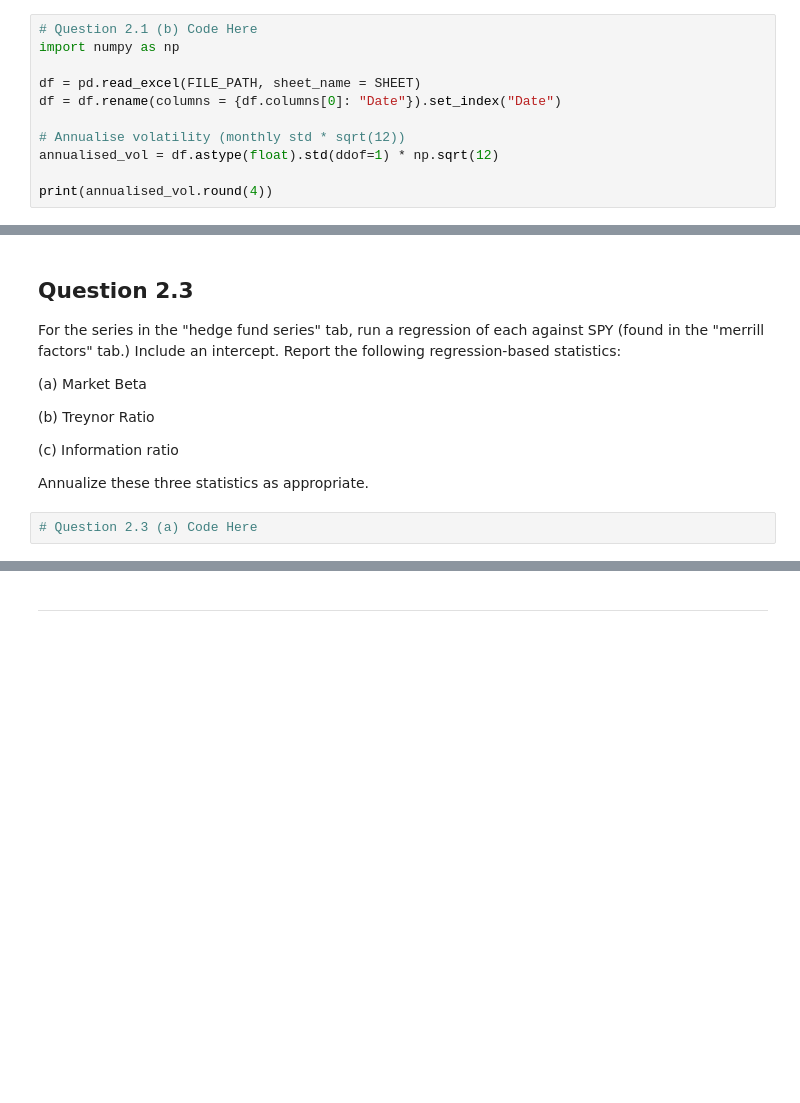
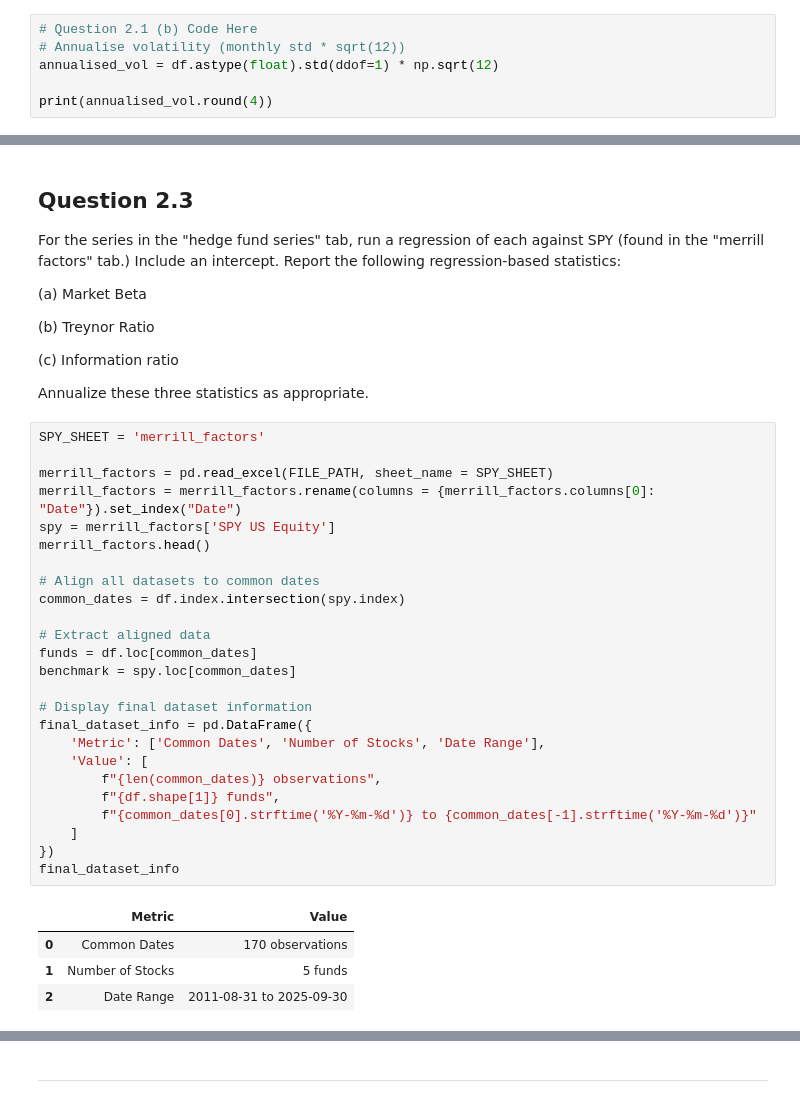
Before and after one commit to t-flora/portfolio-risk-mgmt, a Jupyter notebook: hw2/ProSharesReplication.ipynb, the cells around one changed output, grey strips where cells are left out. Drawn from its saved outputs; the diff is of its cells as text; blank space fills up the shorter version.

Commit message:
impl: question 2.3

```diff
--- a/hw2/ProSharesReplication.ipynb
+++ b/hw2/ProSharesReplication.ipynb
@@ -50,11 +51,6 @@ QAI US Equity     0.0288
 dtype: float64
 # %%
 # Question 2.1 (b) Code Here
-import numpy as np
-
-df = pd.read_excel(FILE_PATH, sheet_name = SHEET)
-df = df.rename(columns = {df.columns[0]: "Date"}).set_index("Date")
-
 # Annualise volatility (monthly std * sqrt(12))
 annualised_vol = df.astype(float).std(ddof=1) * np.sqrt(12)
 
@@ -178,4 +174,32 @@ For the series in the "hedge fund series" tab, run a regression of each against
 
 Annualize these three statistics as appropriate.
 # %%
-# Question 2.3 (a) Code Here
+SPY_SHEET = 'merrill_factors'
+
+merrill_factors = pd.read_excel(FILE_PATH, sheet_name = SPY_SHEET)
+merrill_factors = merrill_factors.rename(columns = {merrill_factors.columns[0]: "Date"}).set_index("Date")
+spy = merrill_factors['SPY US Equity']
+merrill_factors.head()
+
+# Align all datasets to common dates
+common_dates = df.index.intersection(spy.index)
+
+# Extract aligned data
+funds = df.loc[common_dates]
+benchmark = spy.loc[common_dates]
+
+# Display final dataset information
+final_dataset_info = pd.DataFrame({
+    'Metric': ['Common Dates', 'Number of Stocks', 'Date Range'],
+    'Value': [
+        f"{len(common_dates)} observations",
+        f"{df.shape[1]} funds",
+        f"{common_dates[0].strftime('%Y-%m-%d')} to {common_dates[-1].strftime('%Y-%m-%d')}"
+    ]
+})
+final_dataset_info
+# %% [output]
+|  | Metric | Value |
+| 0 | Common Dates | 170 observations |
+| 1 | Number of Stocks | 5 funds |
+| 2 | Date Range | 2011-08-31 to 2025-09-30 |
```
Also changed, not shown: parts of 4 cells of this notebook.
